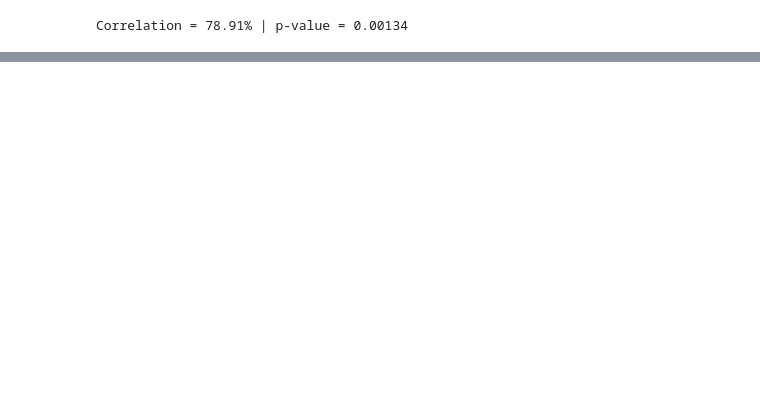
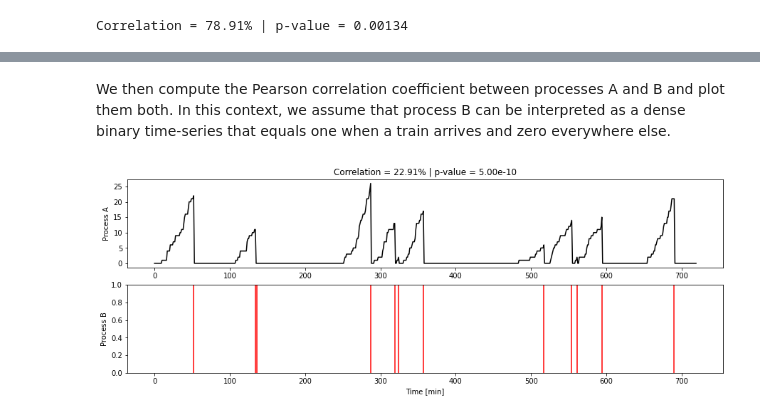
Before and after one commit to gmermoud/outreach, a Jupyter notebook: spurious-correlations.ipynb, the cells around one changed output, grey strips where cells are left out. Saved outputs shown, nothing was run; the diff lists cells and outputs as text; code cells hidden in the pictures; blank space fills up the shorter version.

```diff
--- a/spurious-correlations.ipynb
+++ b/spurious-correlations.ipynb
@@ -73,0 +132,38 @@ _ = plt.title("Histogram of correlation coefficients")
+# %%
+passengers = np.zeros(num_steps)
+schedule = np.random.poisson(lam=num_trains / num_steps, size=num_steps)
+
+num_passengers = 0
+for i in range(num_steps):
+    wait_time = len(list(takewhile(lambda x: x == 0, schedule[i:])))
+
+    # if there is no more train coming, just exit
+    if i + wait_time >= num_steps:
+        break
+
+    # arrival of people on the platform is proportional to the wait time
+    num_passengers += poisson.rvs(get_passenger_rate(wait_time))
+    # when the train has arrived in the last minute, everyone hops on the train
+    num_passengers = max(0, num_passengers - schedule[i - 1] * num_passengers)
+
+    passengers[i] = num_passengers
+
+corr, pval = pearsonr(passengers, schedule)
+# %% [markdown]
+We then compute the Pearson correlation coefficient between processes A and B and plot them both. In this context, we assume that process B can be interpreted as a dense binary time-series that equals one when a train arrives and zero everywhere else.
+# %%
+plt.figure(figsize=(15, 5))
+
+ax1 = plt.subplot(2, 1, 1)
+_ = plt.title(f"Correlation = {corr * 100:.2f}% | p-value = {pval:.2e}")
+_ = plt.plot(passengers, "k")
+_ = plt.ylabel("Process A")
+
+ax2 = plt.subplot(2, 1, 2, sharex=ax1)
+for x in np.nonzero(schedule)[0]:
+    plt.axvline(color="r", x=x)
+
+_ = plt.xlabel("Time [min]")
+_ = plt.ylabel("Process B")
+# %% [output]
+[figure, added]
```
Also changed, not shown: parts of 16 cells of this notebook.
